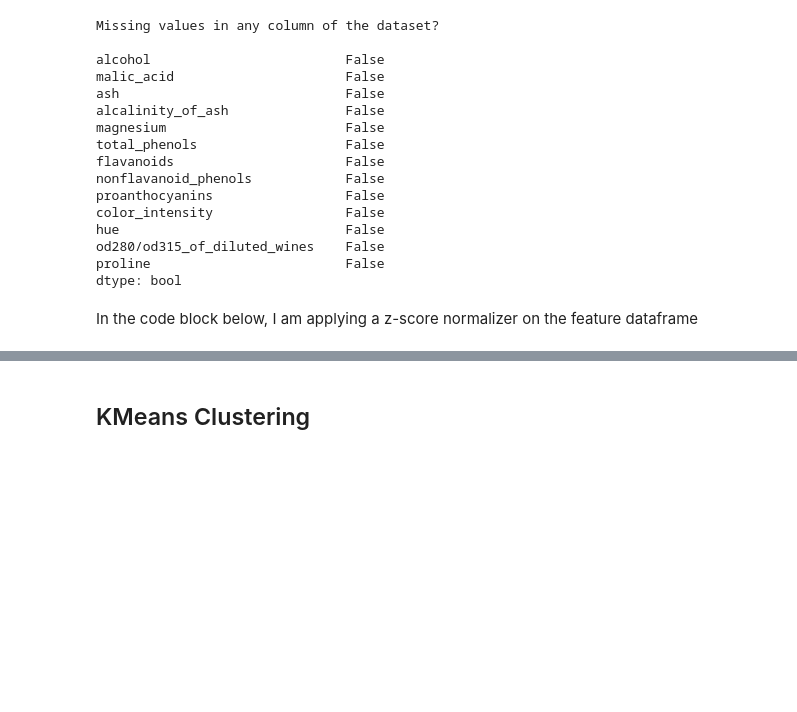
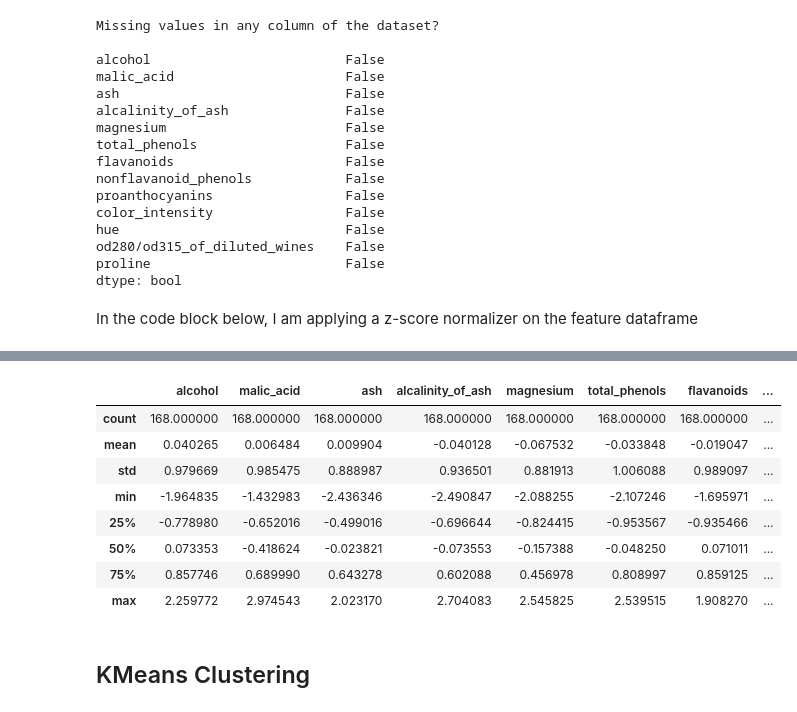
Before and after one commit to MinhNguyen2000/TME_6015, a Jupyter notebook: Assignment_3/TME6015_Assignment3.ipynb, the cells around one changed output, grey strips where cells are left out. Drawn from its saved outputs; the diff is of its cells as text; code cells hidden in the pictures; blank space fills up the shorter version.

```diff
--- a/Assignment_3/TME6015_Assignment3.ipynb
+++ b/Assignment_3/TME6015_Assignment3.ipynb
@@ -87,3 +107,22 @@ feature_df_normalized
+# %%
+# Create a boolean mask for rows where any absolute feature value is greater than 3
+mask = (feature_df_normalized.abs() <= 3).all(axis=1)
+
+# Filter the dataset using the mask
+feature_df_normalized_filtered = feature_df_normalized[mask]
+
+# Display the first 10 rows of the filtered dataset
+feature_df_normalized_filtered
+# %% [output]
+|  | alcohol | malic_acid | ash | alcalinity_of_ash | magnesium | total_phenols | flavanoids | ... |
+| count | 168.000000 | 168.000000 | 168.000000 | 168.000000 | 168.000000 | 168.000000 | 168.000000 | ... |
+| mean | 0.040265 | 0.006484 | 0.009904 | -0.040128 | -0.067532 | -0.033848 | -0.019047 | ... |
+| std | 0.979669 | 0.985475 | 0.888987 | 0.936501 | 0.881913 | 1.006088 | 0.989097 | ... |
+| min | -1.964835 | -1.432983 | -2.436346 | -2.490847 | -2.088255 | -2.107246 | -1.695971 | ... |
+| 25% | -0.778980 | -0.652016 | -0.499016 | -0.696644 | -0.824415 | -0.953567 | -0.935466 | ... |
+| 50% | 0.073353 | -0.418624 | -0.023821 | -0.073553 | -0.157388 | -0.048250 | 0.071011 | ... |
+| 75% | 0.857746 | 0.689990 | 0.643278 | 0.602088 | 0.456978 | 0.808997 | 0.859125 | ... |
+| max | 2.259772 | 2.974543 | 2.023170 | 2.704083 | 2.545825 | 2.539515 | 1.908270 | ... |
 # %% [markdown]
 ## KMeans Clustering
 # %% [markdown]
```
Also changed, not shown: parts of 3 cells of this notebook, 2 other files.
